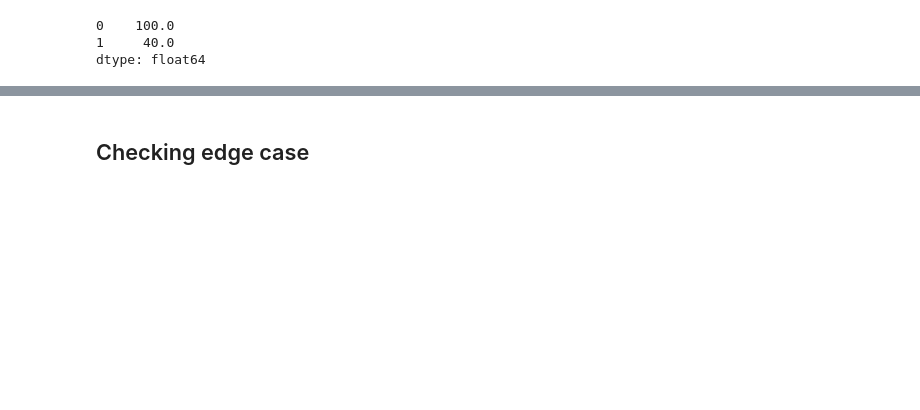
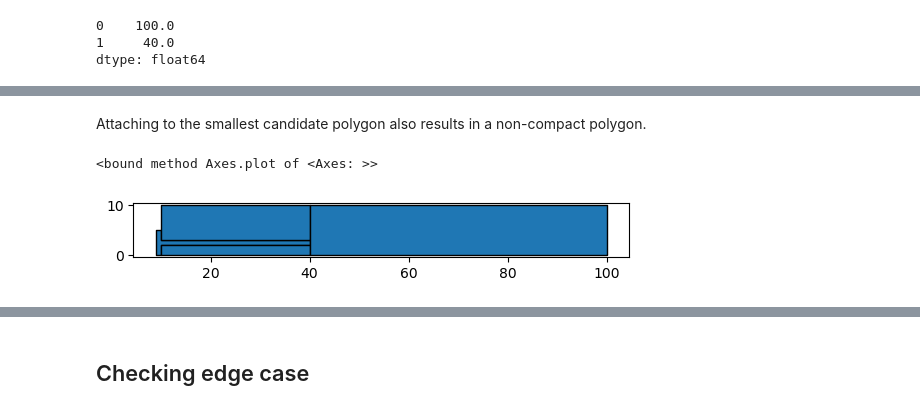
Before and after one commit to sjsrey/geoplanar, a Jupyter notebook: notebooks/gaps.ipynb, the cells around one changed output, grey strips where cells are left out. Saved outputs shown, nothing was run; the diff lists cells and outputs as text; code cells hidden in the pictures; blank space fills up the shorter version.

```diff
--- a/notebooks/gaps.ipynb
+++ b/notebooks/gaps.ipynb
@@ -67,0 +86,7 @@ dtype: float64
+# %% [markdown]
+Attaching to the smallest candidate polygon also results in a non-compact polygon.
+# %%
+geoplanar.fill_gaps(gdf,largest=False).plot(edgecolor='k').plot
+# %% [output]
+<bound method Axes.plot of <Axes: >>
+[figure, added]
```
Also changed, not shown: parts of 35 cells of this notebook.
